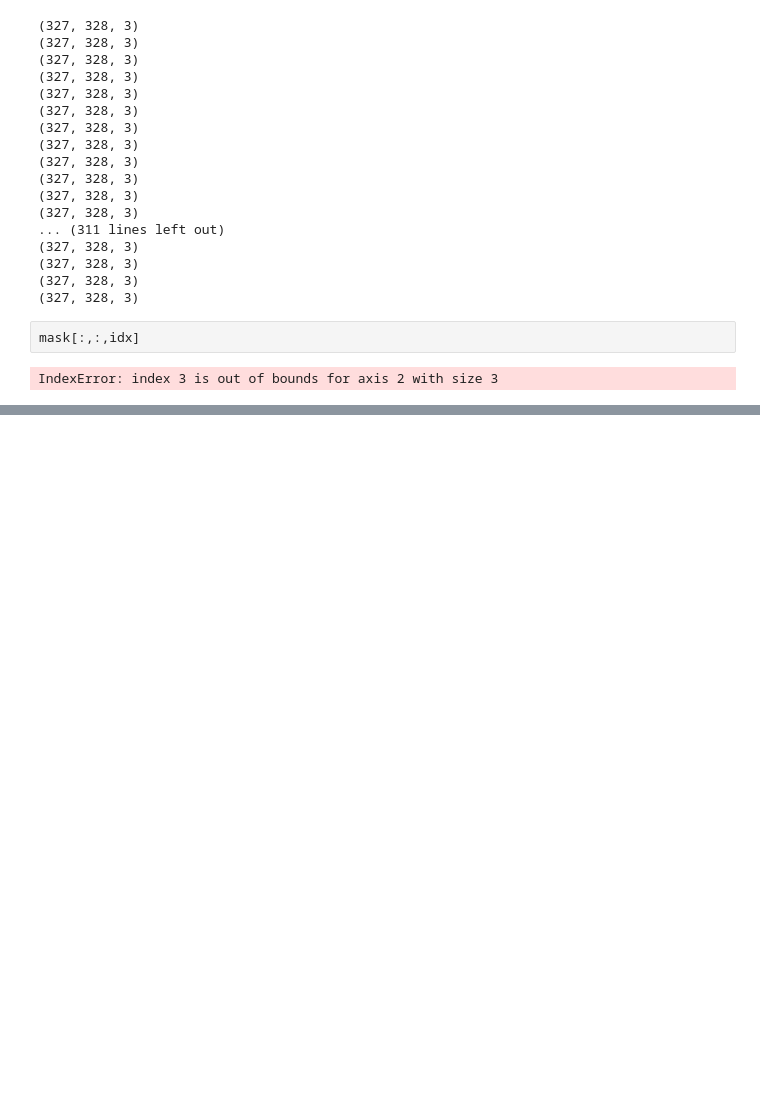
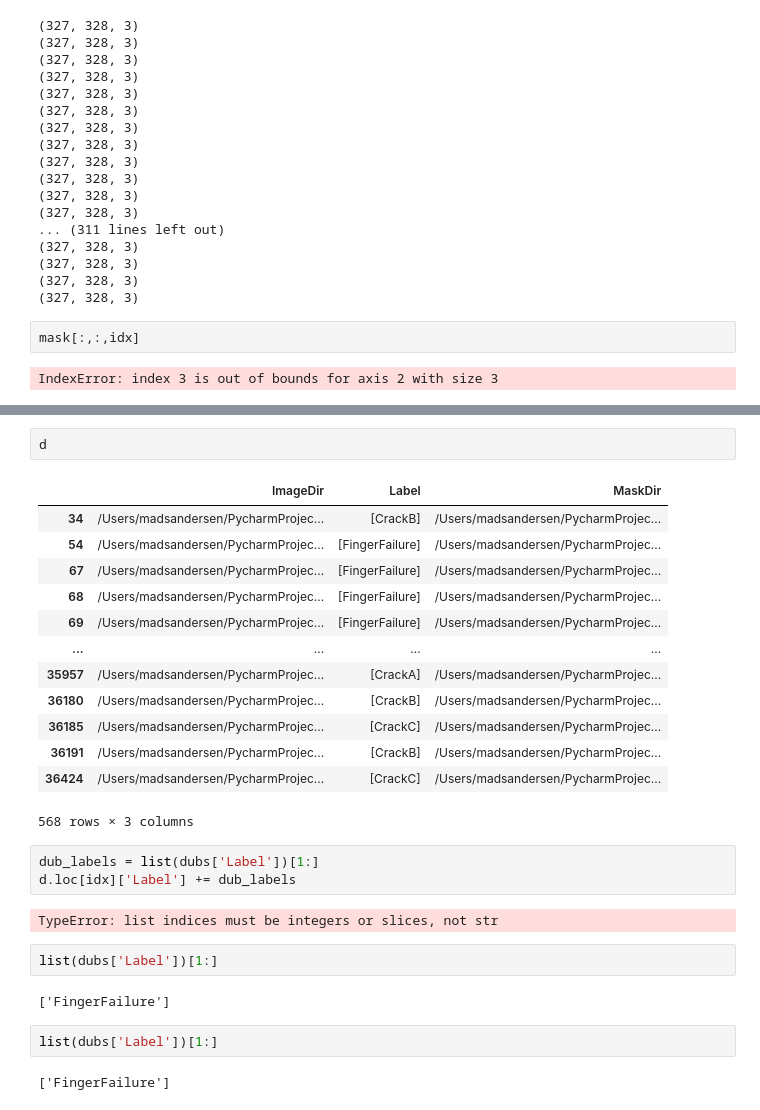
Before and after one commit to MadsAndersens/BachelorProject, a Jupyter notebook: DataExploration.ipynb, the cells around one changed output, grey strips where cells are left out. Cells and saved outputs as stored; diff of their text form; blank space fills up the shorter version.

```diff
--- a/DataExploration.ipynb
+++ b/DataExploration.ipynb
@@ -618,0 +675,29 @@ IndexError: index 3 is out of bounds for axis 2 with size 3
+# %%
+d
+# %% [output]
+|  | ImageDir | Label | MaskDir |
+| 34 | /Users/madsandersen/PycharmProjec... | [CrackB] | /Users/madsandersen/PycharmProjec... |
+| 54 | /Users/madsandersen/PycharmProjec... | [FingerFailure] | /Users/madsandersen/PycharmProjec... |
+| 67 | /Users/madsandersen/PycharmProjec... | [FingerFailure] | /Users/madsandersen/PycharmProjec... |
+| 68 | /Users/madsandersen/PycharmProjec... | [FingerFailure] | /Users/madsandersen/PycharmProjec... |
+| 69 | /Users/madsandersen/PycharmProjec... | [FingerFailure] | /Users/madsandersen/PycharmProjec... |
+| ... | ... | ... | ... |
+| 35957 | /Users/madsandersen/PycharmProjec... | [CrackA] | /Users/madsandersen/PycharmProjec... |
+| 36180 | /Users/madsandersen/PycharmProjec... | [CrackB] | /Users/madsandersen/PycharmProjec... |
+| 36185 | /Users/madsandersen/PycharmProjec... | [CrackC] | /Users/madsandersen/PycharmProjec... |
+| 36191 | /Users/madsandersen/PycharmProjec... | [CrackB] | /Users/madsandersen/PycharmProjec... |
+| 36424 | /Users/madsandersen/PycharmProjec... | [CrackC] | /Users/madsandersen/PycharmProjec... |
+568 rows × 3 columns
+# %%
+dub_labels = list(dubs['Label'])[1:]
+d.loc[idx]['Label'] += dub_labels
+# %% [output]
+TypeError: list indices must be integers or slices, not str
+# %%
+list(dubs['Label'])[1:]
+# %% [output]
+['FingerFailure']
+# %%
+list(dubs['Label'])[1:]
+# %% [output]
+['FingerFailure']
```
Also changed, not shown: parts of 13 cells of this notebook, 5 other files.
